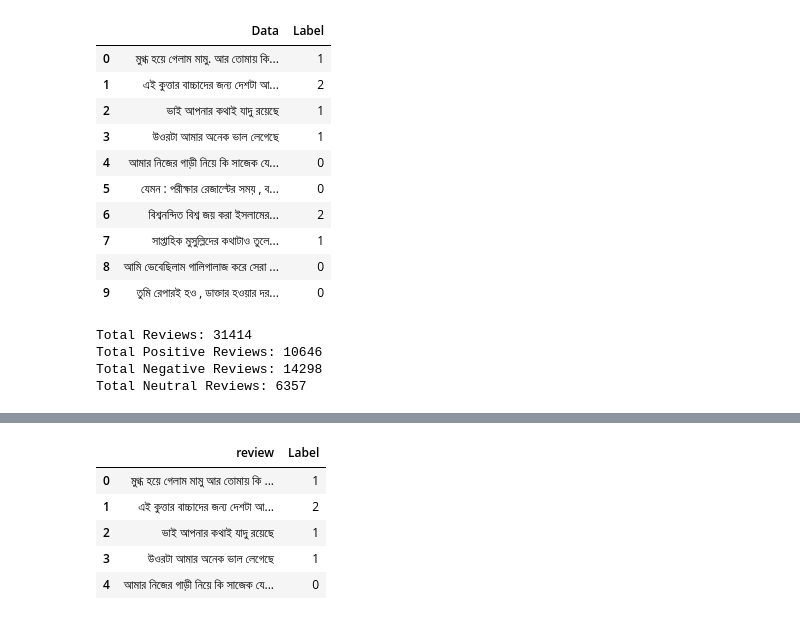
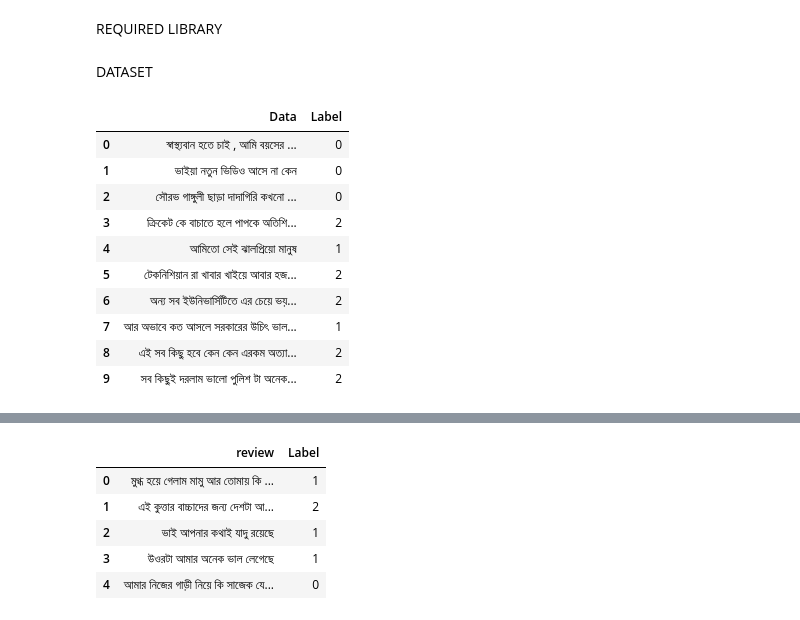
Before and after one commit to Sakawat-Sakib/banglaSENTI, a Jupyter notebook: banglaSENTI.ipynb, the cells around one changed output, grey strips where cells are left out. Drawn from its saved outputs; the diff is of its cells as text; code cells hidden in the pictures.

Commit message:
sentiNOB

```diff
--- a/banglaSENTI.ipynb
+++ b/banglaSENTI.ipynb
@@ -1,3 +1,5 @@
+# %% [markdown]
+REQUIRED LIBRARY
 # %%
 import numpy as np
 import pandas as pd
@@ -18,26 +22,20 @@ stopwords_list = '/content/drive/MyDrive/DATAset/stopwords-bn.txt'
+# %% [markdown]
+DATASET
 # %%
-data = pd.read_csv('/content/drive/MyDrive/DATAset/Train.csv',encoding='UTF-8')
+data = pd.read_csv('/content/drive/MyDrive/DATAset/sentiNOB/Train.csv',encoding='UTF-8')
+data_test = pd.read_csv('/content/drive/MyDrive/DATAset/sentiNOB/Test.csv',encoding='UTF-8')
+data_val = pd.read_csv('/content/drive/MyDrive/DATAset/sentiNOB/Test.csv',encoding='UTF-8')
 
-data.head(10)
+data_val.head(10)
 # %% [output]
 |  | Data | Label |
-| 0 | মুগ্ধ হয়ে গেলাম মামু. আর তোমায় কি... | 1 |
-| 1 | এই কুত্তার বাচ্চাদের জন্য দেশটা আ... | 2 |
-| 2 | ভাই আপনার কথাই যাদু রয়েছে | 1 |
-| 3 | উওরটা আমার অনেক ভাল লেগেছে | 1 |
-| 4 | আমার নিজের গাড়ী নিয়ে কি সাজেক যে... | 0 |
-| 5 | যেমন : পরীক্ষার রেজাল্টের সময় , ব... | 0 |
-| 6 | বিশ্বনন্দিত বিশ্ব জয় করা ইসলামের... | 2 |
-| 7 | সাপ্তাহিক মুসুল্লিদের কথাটাও তুলে... | 1 |
-| 8 | আমি ভেবেছিলাম গালিগালাজ করে সেরা ... | 0 |
-| 9 | তুমি রেপারই হও , ডাক্তার হওয়ার দর... | 0 |
+| 0 | স্বাস্থ্যবান হতে চাই , আমি বয়সের ... | 0 |
+| 1 | ভাইয়া নতুন ভিডিও আসে না কেন | 0 |
+| 2 | সৌরভ গাঙ্গুলী ছাড়া দাদাগিরি কখনো ... | 0 |
+| 3 | ক্রিকেট কে বাচাতে হলে পাপকে অতিশি... | 2 |
+| 4 | আমিতো সেই ঝালপ্রিয়ো মানুষ | 1 |
+| 5 | টেকনিশিয়ান রা খাবার খাইয়ে আবার হজ... | 2 |
+| 6 | অন্য সব ইউনিভার্সিটিতে এর চেয়ে ভয়... | 2 |
+| 7 | আর অভাবে কত আসলে সরকারের উচিৎ ভাল... | 1 |
+| 8 | এই সব কিছু হবে কেন কেন এরকম অত্যা... | 2 |
+| 9 | সব কিছুই দরলাম ভালো পুলিশ টা অনেক... | 2 |
-# %%
-print("Total Reviews:",len(data),
-      "\nTotal Positive Reviews:",len(data[data.Label =='1']),
-      "\nTotal Negative Reviews:",len(data[data.Label=='2']),
-      "\nTotal Neutral Reviews:",len(data[data.Label =='0']))
-# %% [output]
-Total Reviews: 31414
-Total Positive Reviews: 10646
-Total Negative Reviews: 14298
-Total Neutral Reviews: 6357
```
Also changed, not shown: parts of 131 cells of this notebook, 3 other files.
